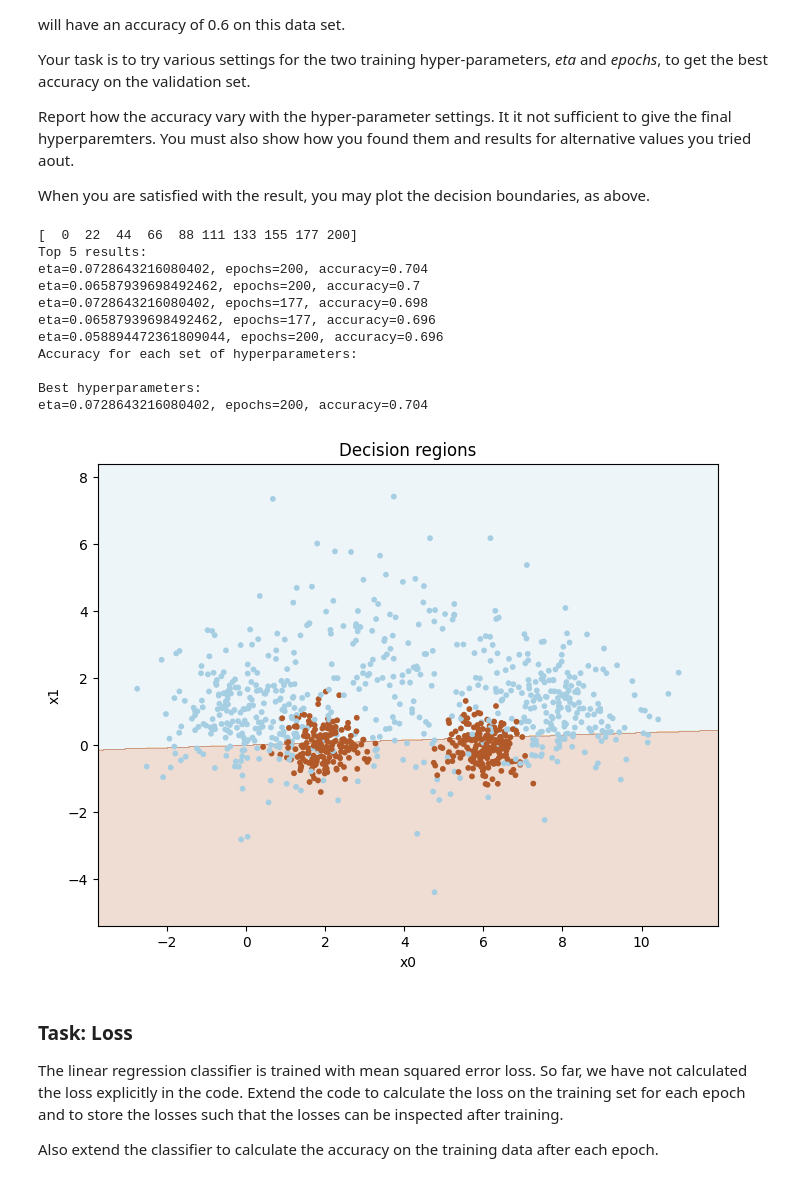
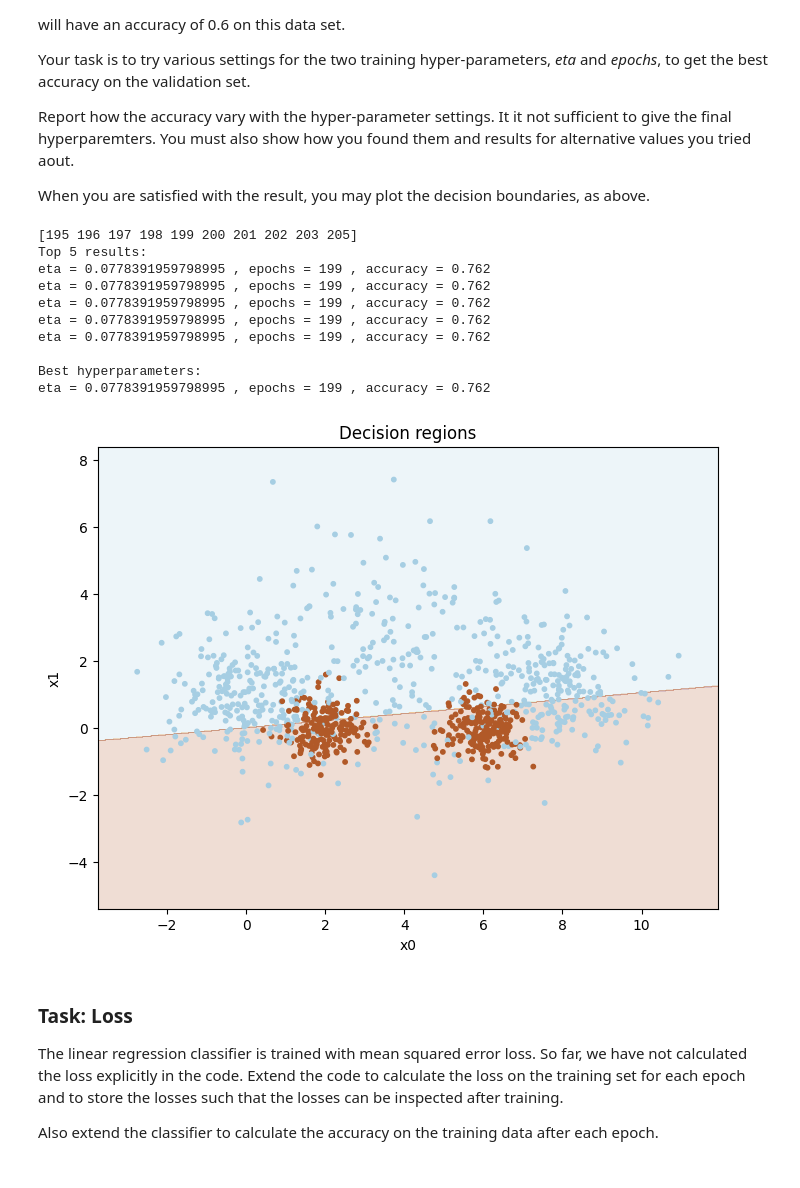
Before and after one commit to shahriarshaik/IN3050-oblig-2, a Jupyter notebook: in3050_in4050_2023_assignment_2.ipynb, the cells around one changed output. Drawn from its saved outputs; the diff is of its cells as text; code cells hidden in the pictures.

```diff
--- a/in3050_in4050_2023_assignment_2.ipynb
+++ b/in3050_in4050_2023_assignment_2.ipynb
@@ -274,55 +276,57 @@ When you are satisfied with the result, you may plot the decision boundaries, as
 # %%
 etas = [0.01, 0.05, 0.1, 0.5, 1.0]
 #etas = np.linspace(0.01, 10.0, num=1000)
-etas = np.linspace(0.01, 1.4, num=200) #best hittil
+etas = np.linspace(0.01, 0.1, num=400) #best hittil
+etas = np.linspace(0.01, 0.1, num=200) #best hittil
 
 #epochs = [10, 20, 30, 50, 100, 200, 300, 500, 1000]
 epochs = [10, 20, 30, 50, 100, 200]
-epochs = np.linspace(0, 200, num=10, dtype=int)
+epochs = np.linspace(195, 205, num=10, dtype=int)
 print(epochs)
 
 results = []
 
 for eta in etas:
     for epoch in epochs:
         cl = NumpyLinRegClass()
         cl.fit(X_train, t2_train, eta=eta, epochs=epoch)
         acc = accuracy(cl.predict(X_val), t2_val)
         results.append((acc, eta, epoch))
 
 results.sort(reverse=True)
 best_acc, best_eta, best_epoch = results[0]
 
 #print the top 5 results
 print("Top 5 results:")
 for acc, eta, epoch in results[:5]:
-    print("eta={}, epochs={}, accuracy={}".format(eta, epoch, acc))
+    print('eta =', best_eta, ', epochs =', best_epoch, ', accuracy =', best_acc)
 
 
+'''
 print("Accuracy for each set of hyperparameters:")
 for acc, eta, epoch in results:
     #print("eta={}, epochs={}, accuracy={}".format(eta, epoch, acc))
     break
+'''
 
 print("\nBest hyperparameters:")
-print("eta={}, epochs={}, accuracy={}".format(best_eta, best_epoch, best_acc))
+print('eta =', best_eta, ', epochs =', best_epoch, ', accuracy =', best_acc)
 
 cl = NumpyLinRegClass()
 cl.fit(X_train, t2_train, eta=best_eta, epochs=best_epoch)
 plot_decision_regions(X_train, t2_train, cl)
 # %% [output]
-[  0  22  44  66  88 111 133 155 177 200]
+[195 196 197 198 199 200 201 202 203 205]
 Top 5 results:
-eta=0.0728643216080402, epochs=200, accuracy=0.704
-eta=0.06587939698492462, epochs=200, accuracy=0.7
-eta=0.0728643216080402, epochs=177, accuracy=0.698
-eta=0.06587939698492462, epochs=177, accuracy=0.696
-eta=0.058894472361809044, epochs=200, accuracy=0.696
-Accuracy for each set of hyperparameters:
+eta = 0.0778391959798995 , epochs = 199 , accuracy = 0.762
+eta = 0.0778391959798995 , epochs = 199 , accuracy = 0.762
+eta = 0.0778391959798995 , epochs = 199 , accuracy = 0.762
+eta = 0.0778391959798995 , epochs = 199 , accuracy = 0.762
+eta = 0.0778391959798995 , epochs = 199 , accuracy = 0.762
 
 Best hyperparameters:
-eta=0.0728643216080402, epochs=200, accuracy=0.704
+eta = 0.0778391959798995 , epochs = 199 , accuracy = 0.762
-[figure, old version]
+[figure, new version]
 # %% [markdown]
 ### Task: Loss
 
```
Also changed, not shown: parts of 7 cells of this notebook, 3 other files.
